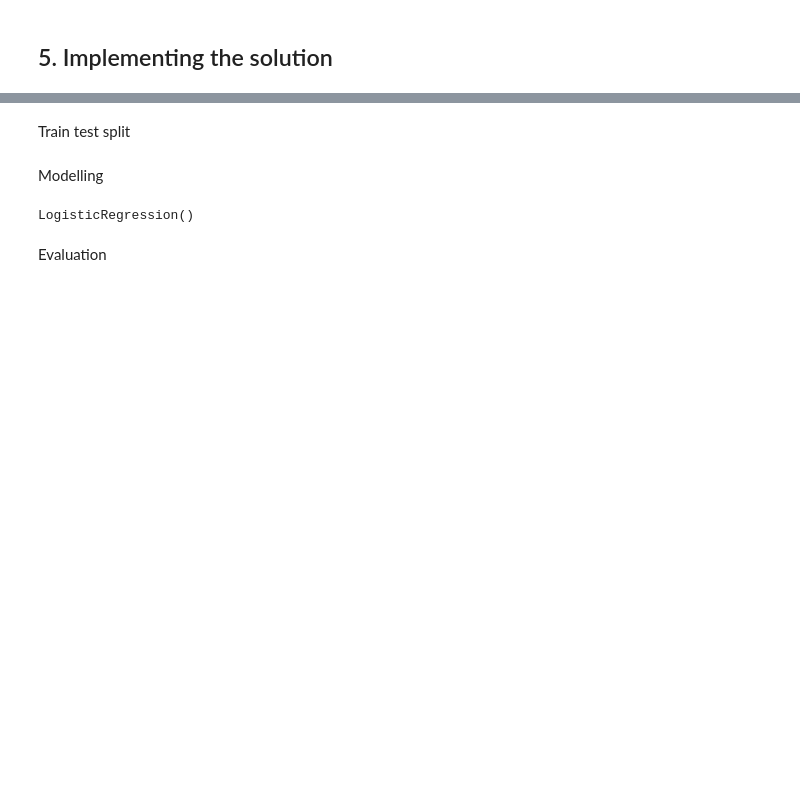
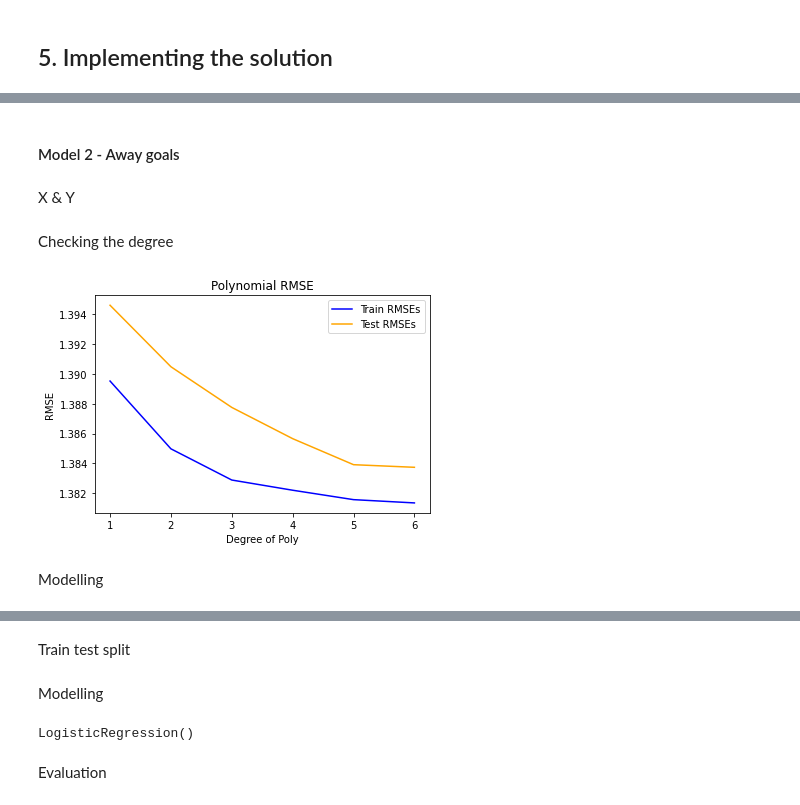
Before and after one commit to andrew-wairegi-school/core-week6-IP, a Jupyter notebook: Moringa_Data_Science_Core_W6_Independent_Project_2021_11_Andrew_Wairegi_Python_Notebook.ipynb, the cells around one changed output, grey strips where cells are left out. Cells and saved outputs as stored; diff of their text form; code cells hidden in the pictures; blank space fills up the shorter version.

```diff
--- a/Moringa_Data_Science_Core_W6_Independent_Project_2021_11_Andrew_Wairegi_Python_Notebook.ipynb
+++ b/Moringa_Data_Science_Core_W6_Independent_Project_2021_11_Andrew_Wairegi_Python_Notebook.ipynb
@@ -600,0 +730,6 @@ Preparation
+# %%
+X_train, X_test, y_train, y_test = train_test_split(X_poly, y, test_size=0.1, random_state=101)
+# %%
+pol_reg = LinearRegression()
+pol_reg.fit(X_train, y_train)
+predictions = pol_reg.predict(X_test)
@@ -600,0 +749,41 @@ Preparation
+# %% [markdown]
+#### Model 2 - Away goals
+# %% [markdown]
+X & Y
+# %%
+X = df[["neutral", "home rank", "away rank", "friendly"]]
+y = df["away score"]
+# %% [markdown]
+Checking the degree
+# %%
+train_RMSES = []
+test_RMSES = []
+
+for num in range(1, 7):
+  poly_feat = PolynomialFeatures(degree = num, include_bias = False)
+  poly_feat.fit(X)
+  X_poly = poly_feat.transform(X)
+
+  X_train, X_test, y_train, y_test = train_test_split(X_poly, y, test_size=0.15, random_state=101)
+
+  pol_reg = LinearRegression()
+  pol_reg.fit(X_train, y_train)
+  predictions_train = pol_reg.predict(X_train)
+  predictions_test = pol_reg.predict(X_test)
+
+  train_rmse = np.sqrt(metrics.mean_squared_error(y_train, predictions_train))
+  test_rmse = np.sqrt(metrics.mean_squared_error(y_test, predictions_test))
+
+  train_RMSES.append(train_rmse)
+  test_RMSES.append(test_rmse)
+# %%
+# Plot
+plt.plot(range(1, 7), train_RMSES[:6], color='blue', label = "Train RMSEs")
+plt.plot(range(1, 7), test_RMSES[:6], color='orange', label = "Test RMSEs")
+plt.title("Polynomial RMSE")
+plt.ylabel("RMSE")
+plt.xlabel("Degree of Poly")
+plt.legend()
+plt.show()
+# %% [output]
+[figure, added]
@@ -600,0 +795,2 @@ Preparation
+# %% [markdown]
+Modelling
```
Also changed, not shown: parts of 57 cells of this notebook.
